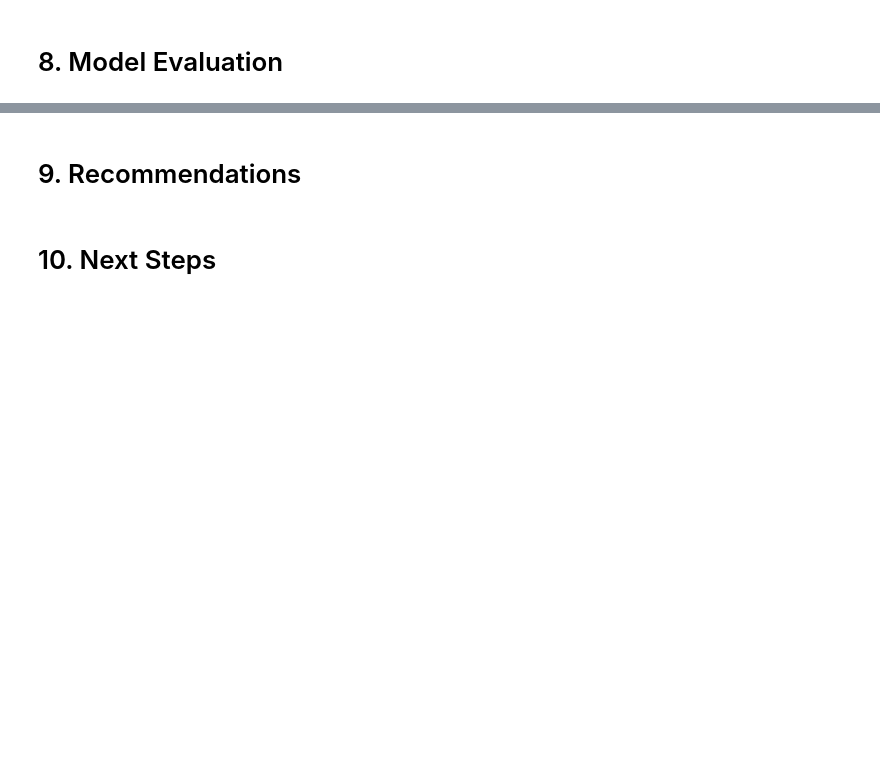
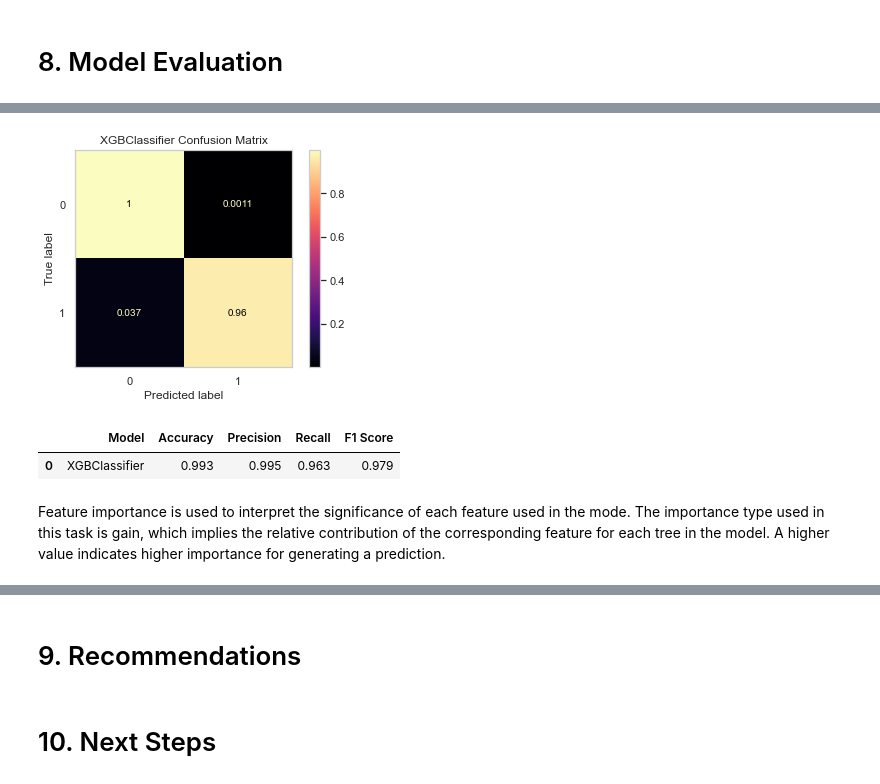
Before and after one commit to terence-yeung/customer-churn, a Jupyter notebook: customer-churn.ipynb, the cells around one changed output, grey strips where cells are left out. Drawn from its saved outputs; the diff is of its cells as text; code cells hidden in the pictures; blank space fills up the shorter version.

Commit message:
finished model eval

```diff
--- a/customer-churn.ipynb
+++ b/customer-churn.ipynb
@@ -505,2 +541,5 @@ results.style.highlight_max(subset='Baseline Score', color='lightgreen')
 # %% [markdown]
 # 8. Model Evaluation
+# %%
+# Tuned model with hyperparameters giving best score
+model_tuned = xgb_grid.best_estimator_
@@ -506,0 +552,38 @@ results.style.highlight_max(subset='Baseline Score', color='lightgreen')
+# %%
+def calculate_metrics(model):
+
+    y_pred = model.predict(X_test)
+    model_name = type(model).__name__
+
+    # Confusion matrix
+    cm = confusion_matrix(y_test, y_pred, normalize='true', labels=model.classes_)
+    disp = ConfusionMatrixDisplay(cm, display_labels=model.classes_)
+
+    disp.plot(cmap="magma")
+    plt.grid(False)
+    plt.title(f"{model_name} Confusion Matrix")
+    plt.show()
+
+    # Scores
+    accuracy = np.round(accuracy_score(y_test, y_pred), decimals=3)
+    precision = np.round(precision_score(y_test, y_pred), decimals=3)
+    recall = np.round(recall_score(y_test, y_pred), decimals=3)
+    f1 = np.round(f1_score(y_test, y_pred), decimals=3)
+
+    scores = pd.DataFrame({
+        "Model": [model_name],
+        "Accuracy": [accuracy],
+        "Precision": [precision],
+        "Recall": [recall],
+        "F1 Score": [f1]
+    })
+
+    return scores
+# %%
+calculate_metrics(model_tuned)
+# %% [output]
+[figure, added]
+|  | Model | Accuracy | Precision | Recall | F1 Score |
+| 0 | XGBClassifier | 0.993 | 0.995 | 0.963 | 0.979 |
+# %% [markdown]
+Feature importance is used to interpret the significance of each feature used in the mode. The importance type used in this task is gain, which implies the relative contribution of the corresponding feature for each tree in the model. A higher value indicates higher importance for generating a prediction.
```
Also changed, not shown: parts of 18 cells of this notebook.
